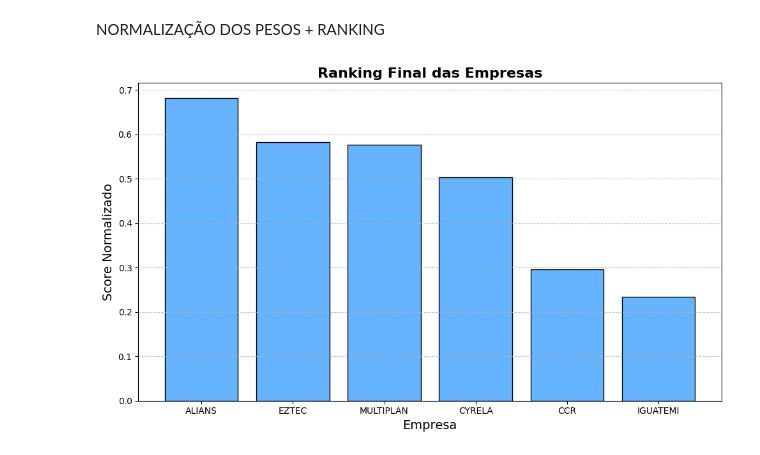
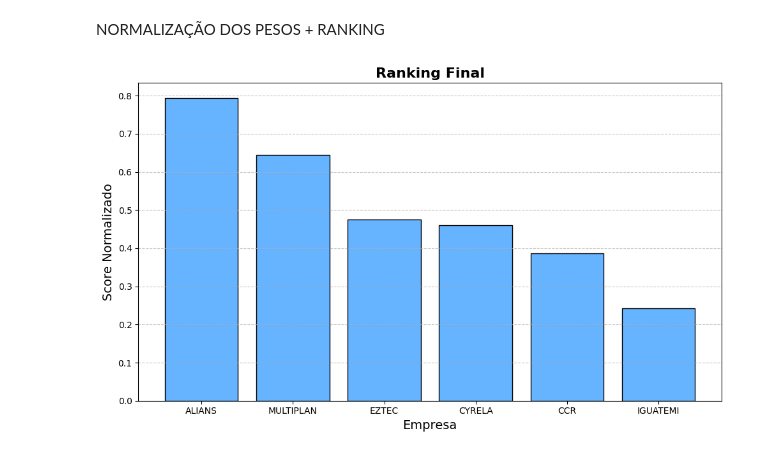
Before and after one commit to isabwllyrr/analise-empresas-imobiliarias, a Jupyter notebook: saladeacoes.ipynb, the cells around one changed output. Cells and saved outputs as stored; diff of their text form; code cells hidden in the pictures.

Commit message:
Atualiza notebook com ranking final usando 9 indicadores

```diff
--- a/saladeacoes.ipynb
+++ b/saladeacoes.ipynb
@@ -543,18 +543,19 @@ dados = {
     'Empresa': ['ALIANS', 'CCR', 'CYRELA', 'EZTEC', 'IGUATEMI', 'MULTIPLAN'],
     'Liquidez Corrente': [2.30, 1.39, 2.86, 6.00, 1.85, 1.41],
     'Grau de Endividamento': [43.16, 76.33, 52.58, 20.81, 47.38, 44.76],
+    'Composição do Endividamento': [23.04, 27.80, 41.78, 47.82, 43.34, 30.16],
     'Margem Líquida': [59.48, 12.59, 19.22, 26.90, 20.10, 48.59],
     'ROE': [10.56, 19.73, 14.49, 7.18, 5.76, 16.72],
     'P/L': [11.50, 11.47, 5.90, 9.63, 152.97, 13.67],
     'P/VPA': [0.71, 11.47, 0.80, 0.63, 1.53, 2.09],
     'Dividend Yield': [5.39, 3.08, 5.35, 4.91, 2.18, 3.91],
-    'EBITDA': [120.29, 44.51, 21.25, 21.58, 68.52, 72.96]  # Média de 2022–2024
+    'EBITDA': [120.29, 44.51, 21.25, 21.58, 68.52, 72.96]  # Média 2022-2024
 }
 
 df = pd.DataFrame(dados)
 # %%
 maior_melhor = ['Liquidez Corrente', 'Margem Líquida', 'ROE', 'Dividend Yield', 'EBITDA']
-menor_melhor = ['Grau de Endividamento', 'P/L', 'P/VPA']
+menor_melhor = ['Grau de Endividamento', 'Composição do Endividamento', 'P/L', 'P/VPA']
 
 for col in maior_melhor:
     df[col + '_norm'] = (df[col] - df[col].min()) / (df[col].max() - df[col].min())
@@ -562,29 +563,32 @@ for col in maior_melhor:
 for col in menor_melhor:
     df[col + '_norm'] = 1 - (df[col] - df[col].min()) / (df[col].max() - df[col].min())
 
+# === Pesos balanceados por relevância no setor Imobiliário ===
 pesos = {
-    'Liquidez Corrente_norm': 0.10,
-    'Grau de Endividamento_norm': 0.125,
-    'Margem Líquida_norm': 0.125,
-    'ROE_norm': 0.125,
-    'P/L_norm': 0.125,
-    'P/VPA_norm': 0.10,
+    'ROE_norm': 0.15,
+    'Margem Líquida_norm': 0.15,
+    'EBITDA_norm': 0.15,
+    'Composição do Endividamento_norm': 0.12,
     'Dividend Yield_norm': 0.10,
-    'EBITDA_norm': 0.10
+    'Grau de Endividamento_norm': 0.10,
+    'Liquidez Corrente_norm': 0.08,
+    'P/L_norm': 0.08,
+    'P/VPA_norm': 0.07
 }
 
-# calculo score final
+# === Score Final e Ranking ===
 df['Score Final'] = sum(df[col] * peso for col, peso in pesos.items())
 df_ranked = df[['Empresa', 'Score Final']].sort_values(by='Score Final', ascending=False).reset_index(drop=True)
+df_ranked.insert(0, 'Posição', range(1, len(df_ranked) + 1))
 # %%
 # Atualização do gráfico com EBITDA
 fig, ax = plt.subplots(figsize=(10, 6))
 ax.bar(df_ranked['Empresa'], df_ranked['Score Final'], color='#66b3ff', edgecolor='black')
-ax.set_title('Ranking Final das Empresas', fontsize=16, fontweight='bold')
+ax.set_title('Ranking Final', fontsize=16, fontweight='bold')
 ax.set_xlabel('Empresa', fontsize=14)
 ax.set_ylabel('Score Normalizado', fontsize=14)
 ax.grid(axis='y', linestyle='--', alpha=0.7)
 plt.tight_layout()
 plt.show()
 # %% [output]
-[figure, old version]
+[figure, new version]
```
